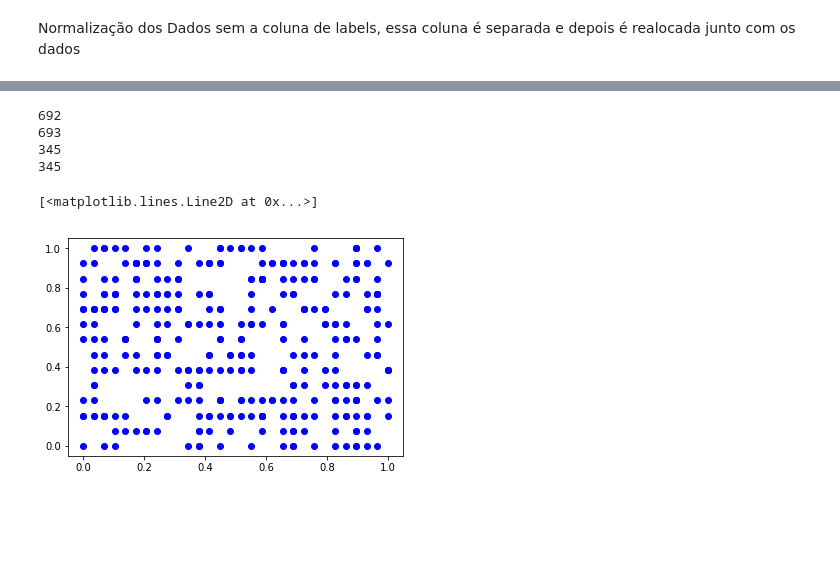
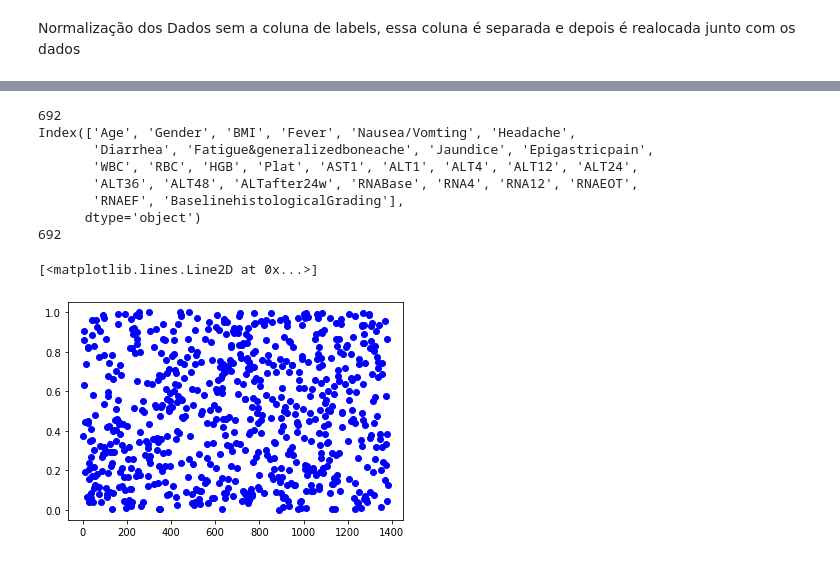
Before and after one commit to rtsouza26/Projeto_IA, a Jupyter notebook: Projeto_IA .ipynb, the cells around one changed output, grey strips where cells are left out. Drawn from its saved outputs; the diff is of its cells as text; code cells hidden in the pictures; blank space fills up the shorter version.

```diff
--- a/Projeto_IA .ipynb
+++ b/Projeto_IA .ipynb
@@ -44,16 +44,23 @@ dfclass = pd.Series(df['Baselinehistological staging'])
 dfsclass = pd.DataFrame(df.iloc[:,0:28])
 columns = dfsclass.columns
 
+print(columns)
+
+
+
 repcolumns = list()
 for index, column in enumerate(columns):
   column = column.replace(" ","")
   repcolumns.append(column)
 x = dfsclass.values
+x_scale = preprocessing.scale(dfsclass)
+x_normal = preprocessing.normalize(dfsclass, norm='l1')
 min_max_scaler = preprocessing.MinMaxScaler()
-x_scaled = min_max_scaler.fit_transform(x)
-dfnorm = pd.DataFrame(x_scaled, columns = repcolumns)
+max_abs_scaler = preprocessing.MaxAbsScaler()
+x_scaled = min_max_scaler.fit_transform(dfsclass)
+x_abs = max_abs_scaler.fit_transform(dfsclass)
 
-display(dfnorm)
-dfnorm['Baselinehistologicalstaging'] = pd.Series(dfclass,index=dfnorm.index)
-display(dfnorm)
+print(x_abs)
+dfnorm = pd.DataFrame(x_abs, columns = repcolumns)
+print(dfnorm)
 # %% [output]
@@ -86,27 +84,35 @@ display(dfnorm)
 # %%
 
 kf = KFold(n_splits = 2, shuffle = True, random_state = 2)
-result = next(kf.split(df))
-print (len(result[0]))
-print(len(result[1]))
+X_index = dfnorm.index
+Y_index = dfclass.index
 
-train = dfnorm.iloc[result[0]]
-tamanho = len(train)
-test = dfnorm.iloc[result[1]]
-X_train = train[0:int(tamanho/2)-1]
-Y_train = train[int(tamanho/2):len(train)-1]
-X_test =  test[0:int(len(test)/2)]
-Y_test =  test[int(len(test)/2):len(test)-1]
+Features = next(kf.split(X_index))
+Labels = next(kf.split(Y_index))
+
+X_train = dfnorm.iloc[Features[0]]
+X_test = dfnorm.iloc[Features[1]]
+Y_train = dfclass.iloc[Labels[0]]
+Y_test = dfclass.iloc[Labels[1]]
+
 print(len(X_train))
+print(X_train.columns)
 print(len(Y_train))
-pl.plot(X_train['Age'],X_train['BMI'],'bo')
+
+
+
+pl.plot(X_train['RNA4'],'bo')
 # %% [output]
 692
-693
-345
-345
+Index(['Age', 'Gender', 'BMI', 'Fever', 'Nausea/Vomting', 'Headache',
+       'Diarrhea', 'Fatigue&generalizedboneache', 'Jaundice', 'Epigastricpain',
+       'WBC', 'RBC', 'HGB', 'Plat', 'AST1', 'ALT1', 'ALT4', 'ALT12', 'ALT24',
+       'ALT36', 'ALT48', 'ALTafter24w', 'RNABase', 'RNA4', 'RNA12', 'RNAEOT',
+       'RNAEF', 'BaselinehistologicalGrading'],
+      dtype='object')
+692
 [<matplotlib.lines.Line2D at 0x...>]
-[figure, old version]
+[figure, new version]
 # %%
 from rlscore.learner import RLS
 from rlscore.measure import sqerror
```
Also changed, not shown: parts of 6 cells of this notebook.
